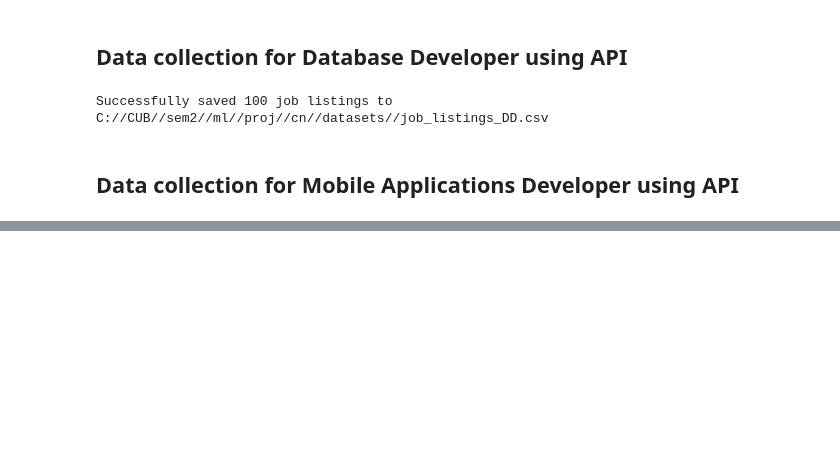
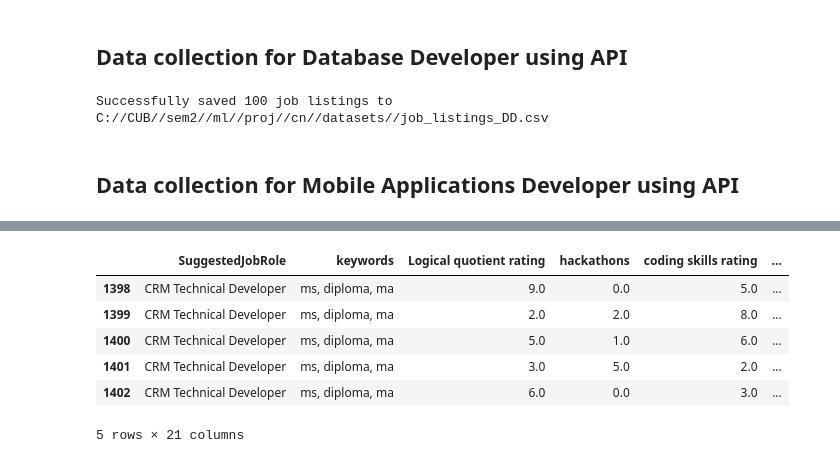
Before and after one commit to bhavanareddy19/cn, a Jupyter notebook: api.ipynb, the cells around one changed output, grey strips where cells are left out. Saved outputs shown, nothing was run; the diff lists cells and outputs as text; code cells hidden in the pictures; blank space fills up the shorter version.

```diff
--- a/api.ipynb
+++ b/api.ipynb
@@ -391,0 +756,14 @@ Successfully saved 120 job listings to C://CUB//sem2//ml//proj//cn//datasets//jo
+# %%
+import pandas as pd
+
+# Load the dataset from your local system
+combined_df = pd.read_csv('C://CUB//sem2//ml//proj//cn//datasets//combined1_job_listings.csv')
+
+# Remove rows with any null values
+cleaned_df = combined_df.dropna()
+
+# Save the cleaned dataframe to a new CSV file directly specifying the path
+cleaned_df.to_csv('C://CUB//sem2//ml//proj//cn//datasets//cleaned_combined1_job_listings.csv', index=False)
+
+# Optionally, print out the head of the cleaned dataframe to verify the changes
+print(cleaned_df.head())
@@ -391,0 +788,10 @@ Successfully saved 120 job listings to C://CUB//sem2//ml//proj//cn//datasets//jo
+# %%
+cleaned_df.head()
+# %% [output]
+|  | SuggestedJobRole | keywords | Logical quotient rating | hackathons | coding skills rating | ... |
+| 1398 | CRM Technical Developer | ms, diploma, ma | 9.0 | 0.0 | 5.0 | ... |
+| 1399 | CRM Technical Developer | ms, diploma, ma | 2.0 | 2.0 | 8.0 | ... |
+| 1400 | CRM Technical Developer | ms, diploma, ma | 5.0 | 1.0 | 6.0 | ... |
+| 1401 | CRM Technical Developer | ms, diploma, ma | 3.0 | 5.0 | 2.0 | ... |
+| 1402 | CRM Technical Developer | ms, diploma, ma | 6.0 | 0.0 | 3.0 | ... |
+5 rows × 21 columns
```
Also changed, not shown: parts of 30 cells of this notebook, 7 other files.
